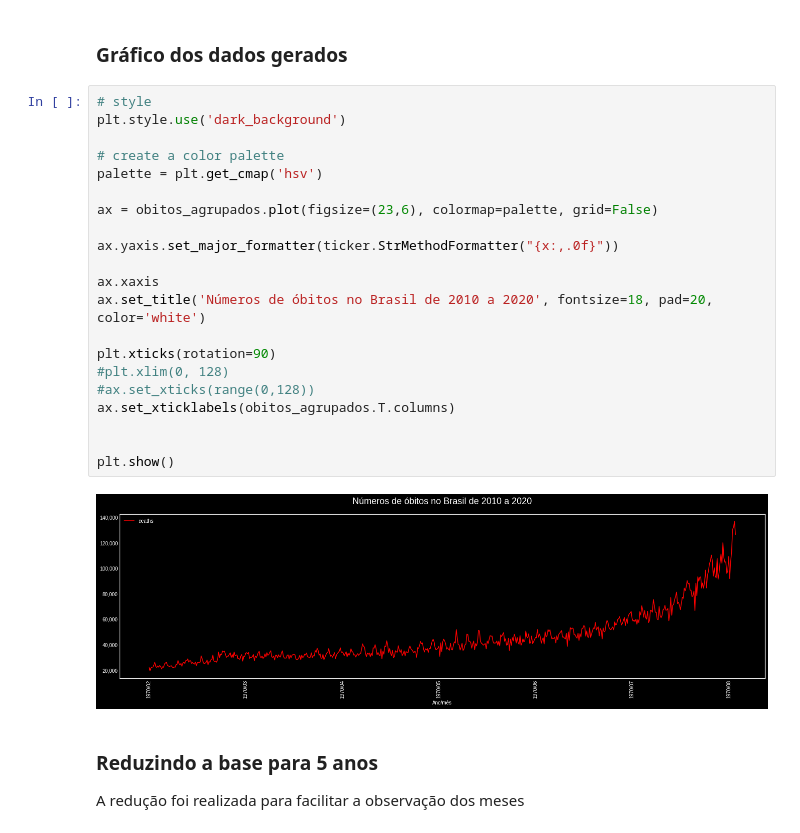
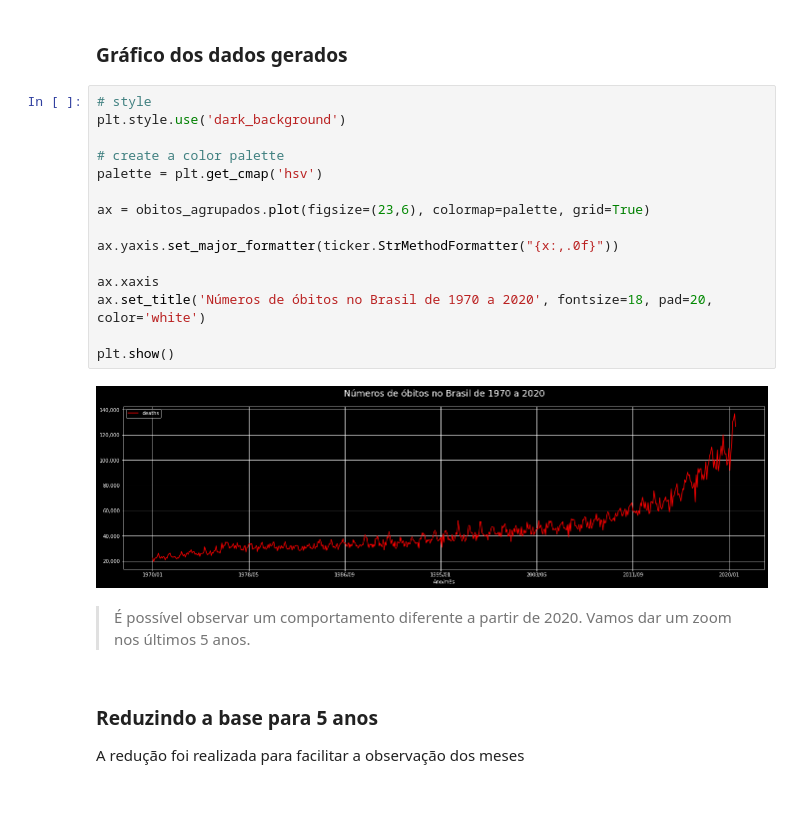
Before and after one commit to avellar1975/DataScience, a Jupyter notebook: jupyter_notebooks/Evandro_Ferreira_de_Avellar.ipynb, the cells around one changed output. Cells and saved outputs as stored; diff of their text form; blank space fills up the shorter version.

```diff
--- a/jupyter_notebooks/Evandro_Ferreira_de_Avellar.ipynb
+++ b/jupyter_notebooks/Evandro_Ferreira_de_Avellar.ipynb
@@ -107,26 +89,22 @@ obitos_agrupados.tail()
 # %%
 # style
 plt.style.use('dark_background')
 
 # create a color palette
 palette = plt.get_cmap('hsv')
 
-ax = obitos_agrupados.plot(figsize=(23,6), colormap=palette, grid=False)
+ax = obitos_agrupados.plot(figsize=(23,6), colormap=palette, grid=True)
 
 ax.yaxis.set_major_formatter(ticker.StrMethodFormatter("{x:,.0f}"))
 
 ax.xaxis
-ax.set_title('Números de óbitos no Brasil de 2010 a 2020', fontsize=18, pad=20, color='white')
-
-plt.xticks(rotation=90)
-#plt.xlim(0, 128)
-#ax.set_xticks(range(0,128))
-ax.set_xticklabels(obitos_agrupados.T.columns)
-
+ax.set_title('Números de óbitos no Brasil de 1970 a 2020', fontsize=18, pad=20, color='white')
 
 plt.show()
 # %% [output]
-[figure, old version]
+[figure, new version]
+# %% [markdown]
+> É possível observar um comportamento diferente a partir de 2020. Vamos dar um zoom nos últimos 5 anos.
 # %% [markdown]
 ### Reduzindo a base para 5 anos
 
```
Also changed, not shown: parts of 25 cells of this notebook.
